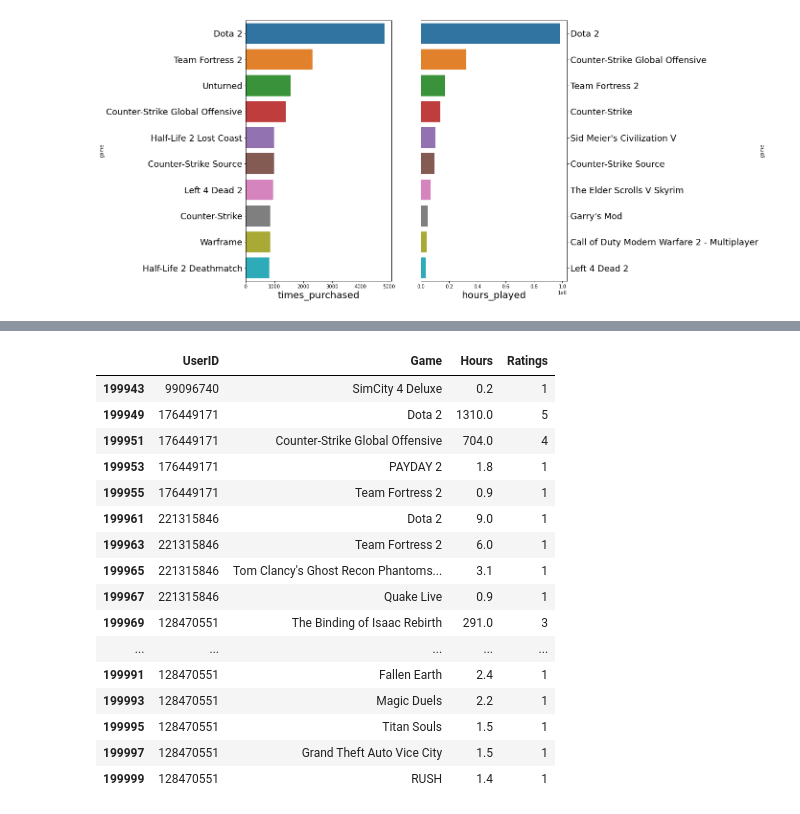
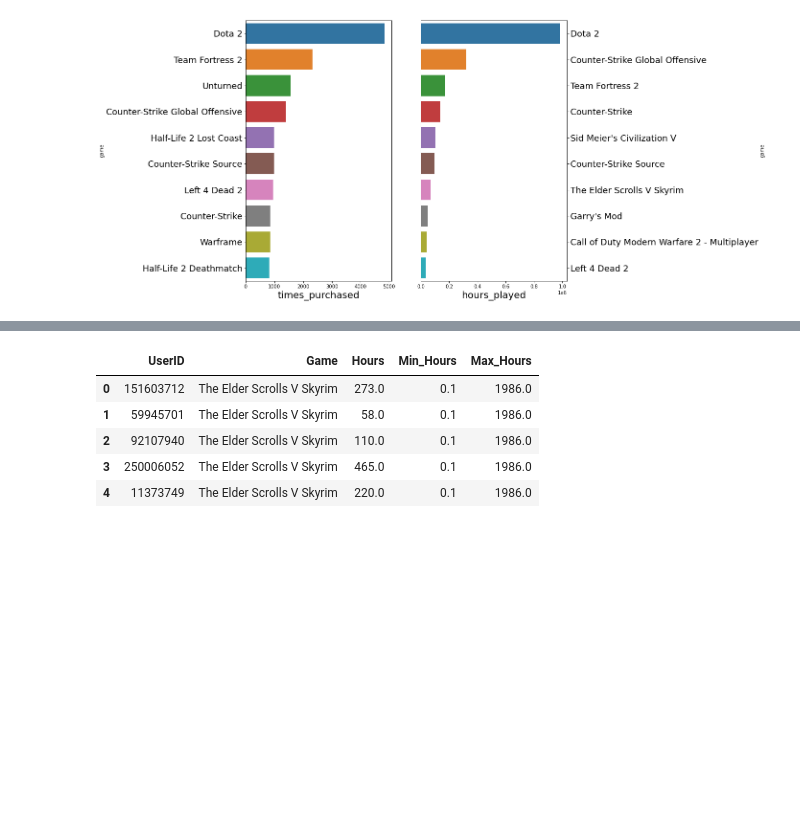
Before and after one commit to pyamin1878/Steam-Games-Rec-System, a Jupyter notebook: pat_notebook.ipynb, the cells around one changed output, grey strips where cells are left out. Cells and saved outputs as stored; diff of their text form; code cells hidden in the pictures; blank space fills up the shorter version.

```diff
--- a/pat_notebook.ipynb
+++ b/pat_notebook.ipynb
@@ -140,20 +109,17 @@ play_data_new.head(25)
-# %%
-play_data_new.tail(25)
-# %% [output]
-|  | UserID | Game | Hours | Ratings |
-| 199943 | 99096740 | SimCity 4 Deluxe | 0.2 | 1 |
-| 199949 | 176449171 | Dota 2 | 1310.0 | 5 |
-| 199951 | 176449171 | Counter-Strike Global Offensive | 704.0 | 4 |
-| 199953 | 176449171 | PAYDAY 2 | 1.8 | 1 |
-| 199955 | 176449171 | Team Fortress 2 | 0.9 | 1 |
-| 199961 | 221315846 | Dota 2 | 9.0 | 1 |
-| 199963 | 221315846 | Team Fortress 2 | 6.0 | 1 |
-| 199965 | 221315846 | Tom Clancy's Ghost Recon Phantoms... | 3.1 | 1 |
-| 199967 | 221315846 | Quake Live | 0.9 | 1 |
-| 199969 | 128470551 | The Binding of Isaac Rebirth | 291.0 | 3 |
-| ... | ... | ... | ... | ... |
-| 199991 | 128470551 | Fallen Earth | 2.4 | 1 |
-| 199993 | 128470551 | Magic Duels | 2.2 | 1 |
-| 199995 | 128470551 | Titan Souls | 1.5 | 1 |
-| 199997 | 128470551 | Grand Theft Auto Vice City | 1.5 | 1 |
-| 199999 | 128470551 | RUSH | 1.4 | 1 |
+# %%
+# Define a new function for cumulative hours to fit the rating system
+# Recalculate the total hours played for each game across all users
+# Create a DataFrame for the rating of each game
+game_hours_min_max.columns = ['Game', 'Min_Hours', 'Max_Hours']
+
+# Merge this with the original play_data_new DataFrame
+play_data_agg_min_max = play_data_new.merge(game_hours_min_max, on='Game')
+
+play_data_agg_min_max.head()
+# %% [output]
+|  | UserID | Game | Hours | Min_Hours | Max_Hours |
+| 0 | 151603712 | The Elder Scrolls V Skyrim | 273.0 | 0.1 | 1986.0 |
+| 1 | 59945701 | The Elder Scrolls V Skyrim | 58.0 | 0.1 | 1986.0 |
+| 2 | 92107940 | The Elder Scrolls V Skyrim | 110.0 | 0.1 | 1986.0 |
+| 3 | 250006052 | The Elder Scrolls V Skyrim | 465.0 | 0.1 | 1986.0 |
+| 4 | 11373749 | The Elder Scrolls V Skyrim | 220.0 | 0.1 | 1986.0 |
```
Also changed, not shown: parts of 27 cells of this notebook.
